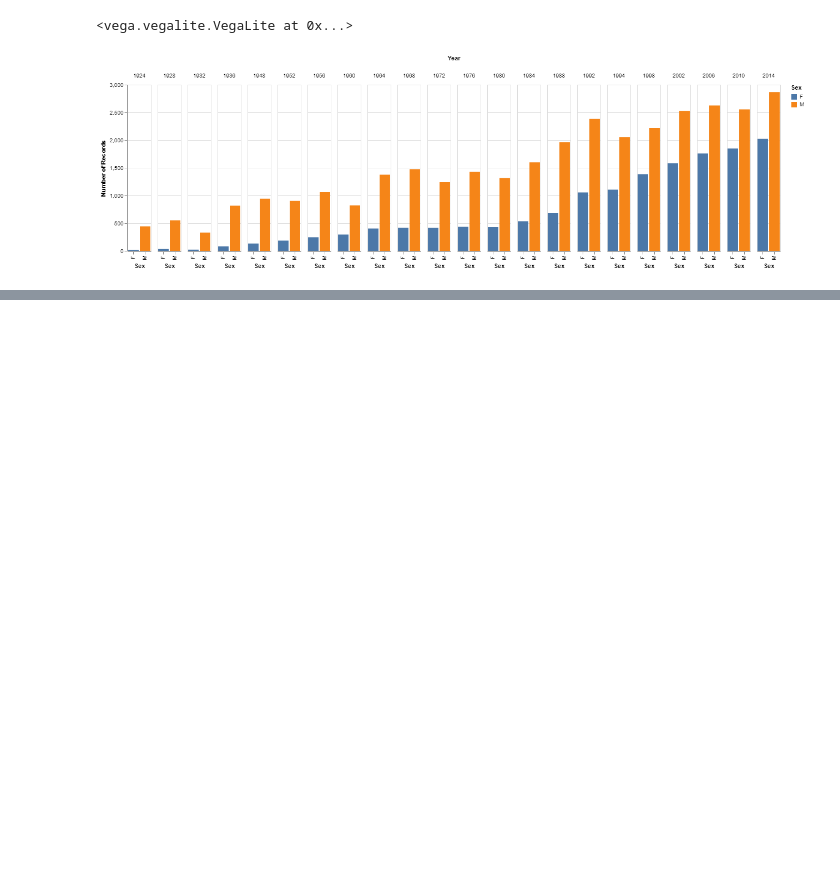
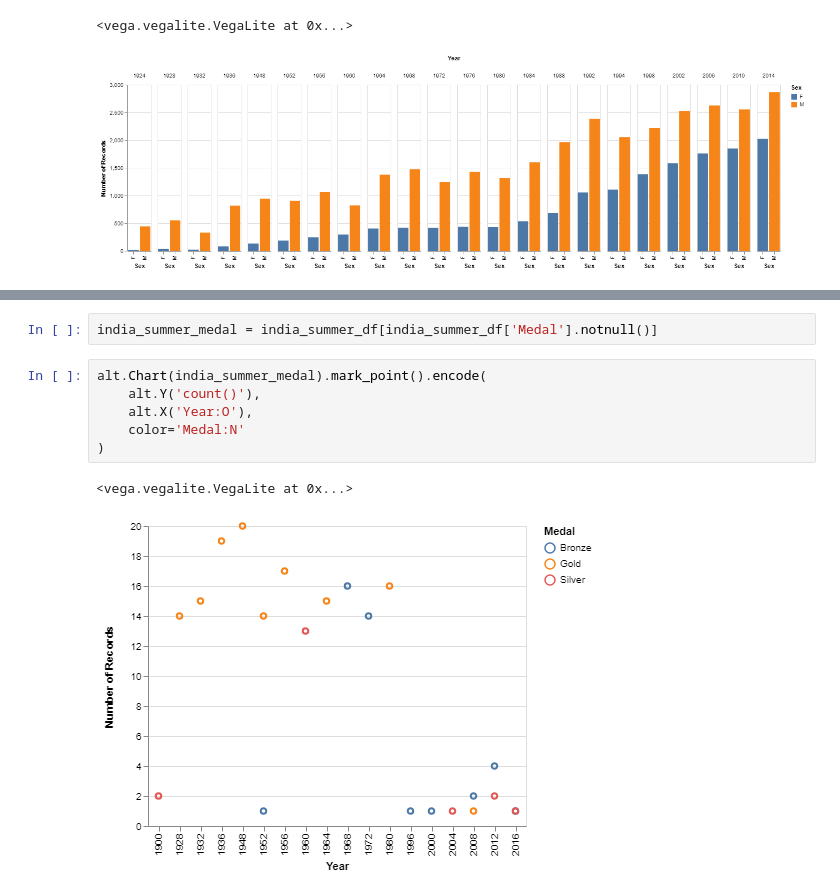
Before and after one commit to sarthakbatragatech/OlympicViz, a Jupyter notebook: OlympicViz.ipynb, the cells around one changed output, grey strips where cells are left out. Drawn from its saved outputs; the diff is of its cells as text; blank space fills up the shorter version.

```diff
--- a/OlympicViz.ipynb
+++ b/OlympicViz.ipynb
@@ -98,0 +126,11 @@ alt.Chart(winter_df).mark_bar().encode(
+# %%
+india_summer_medal = india_summer_df[india_summer_df['Medal'].notnull()]
+# %%
+alt.Chart(india_summer_medal).mark_point().encode(
+    alt.Y('count()'),
+    alt.X('Year:O'),
+    color='Medal:N'
+)
+# %% [output]
+<vega.vegalite.VegaLite at 0x...>
+[figure, added]
```
Also changed, not shown: parts of 5 cells of this notebook.
